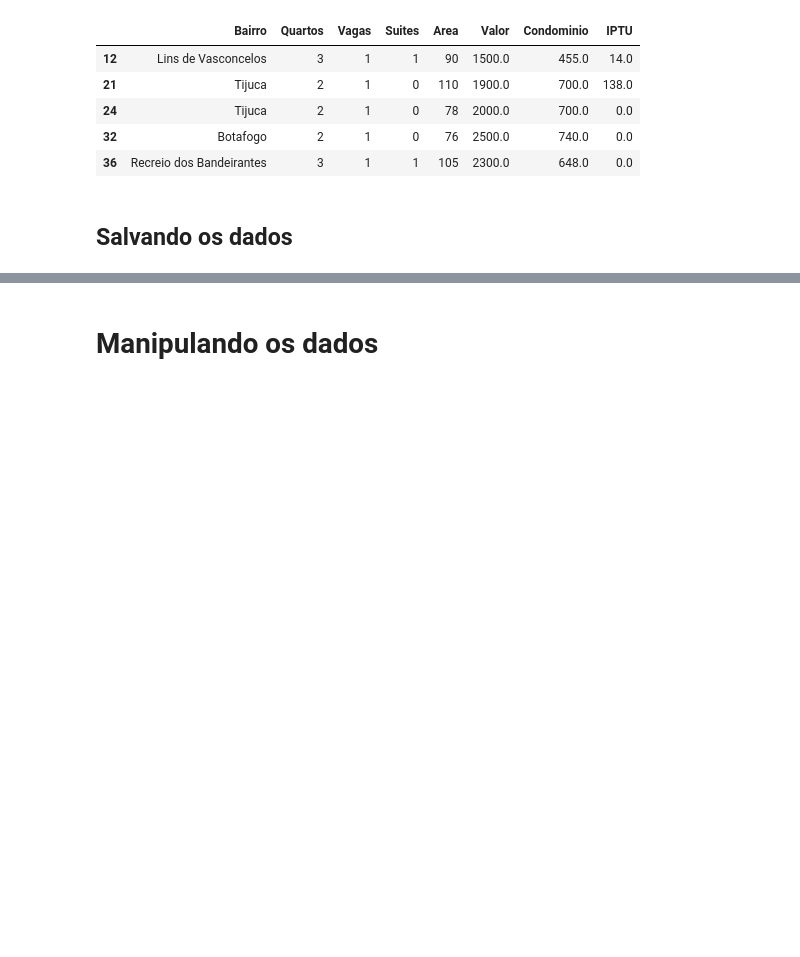
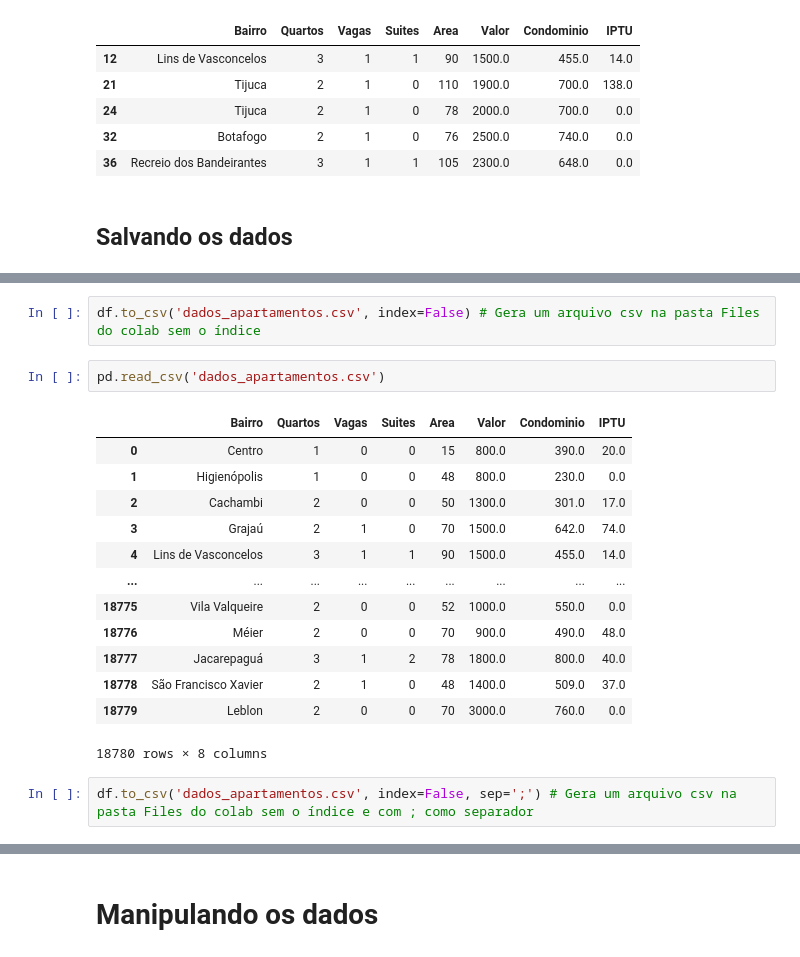
Before and after one commit to Bodegami/formacao-especialista-em-ia, a Jupyter notebook: python-com-pandas/notebook_inicial.ipynb, the cells around one changed output, grey strips where cells are left out. Drawn from its saved outputs; the diff is of its cells as text; blank space fills up the shorter version.

```diff
--- a/python-com-pandas/notebook_inicial.ipynb
+++ b/python-com-pandas/notebook_inicial.ipynb
@@ -613,0 +632,20 @@ df_2.head()
+# %%
+df.to_csv('dados_apartamentos.csv', index=False) # Gera um arquivo csv na pasta Files do colab sem o índice
+# %%
+pd.read_csv('dados_apartamentos.csv')
+# %% [output]
+|  | Bairro | Quartos | Vagas | Suites | Area | Valor | Condominio | IPTU |
+| 0 | Centro | 1 | 0 | 0 | 15 | 800.0 | 390.0 | 20.0 |
+| 1 | Higienópolis | 1 | 0 | 0 | 48 | 800.0 | 230.0 | 0.0 |
+| 2 | Cachambi | 2 | 0 | 0 | 50 | 1300.0 | 301.0 | 17.0 |
+| 3 | Grajaú | 2 | 1 | 0 | 70 | 1500.0 | 642.0 | 74.0 |
+| 4 | Lins de Vasconcelos | 3 | 1 | 1 | 90 | 1500.0 | 455.0 | 14.0 |
+| ... | ... | ... | ... | ... | ... | ... | ... | ... |
+| 18775 | Vila Valqueire | 2 | 0 | 0 | 52 | 1000.0 | 550.0 | 0.0 |
+| 18776 | Méier | 2 | 0 | 0 | 70 | 900.0 | 490.0 | 48.0 |
+| 18777 | Jacarepaguá | 3 | 1 | 2 | 78 | 1800.0 | 800.0 | 40.0 |
+| 18778 | São Francisco Xavier | 2 | 1 | 0 | 48 | 1400.0 | 509.0 | 37.0 |
+| 18779 | Leblon | 2 | 0 | 0 | 70 | 3000.0 | 760.0 | 0.0 |
+18780 rows × 8 columns
+# %%
+df.to_csv('dados_apartamentos.csv', index=False, sep=';') # Gera um arquivo csv na pasta Files do colab sem o índice e com ; como separador
```
Also changed, not shown: parts of 4 cells of this notebook, 1 other file.
